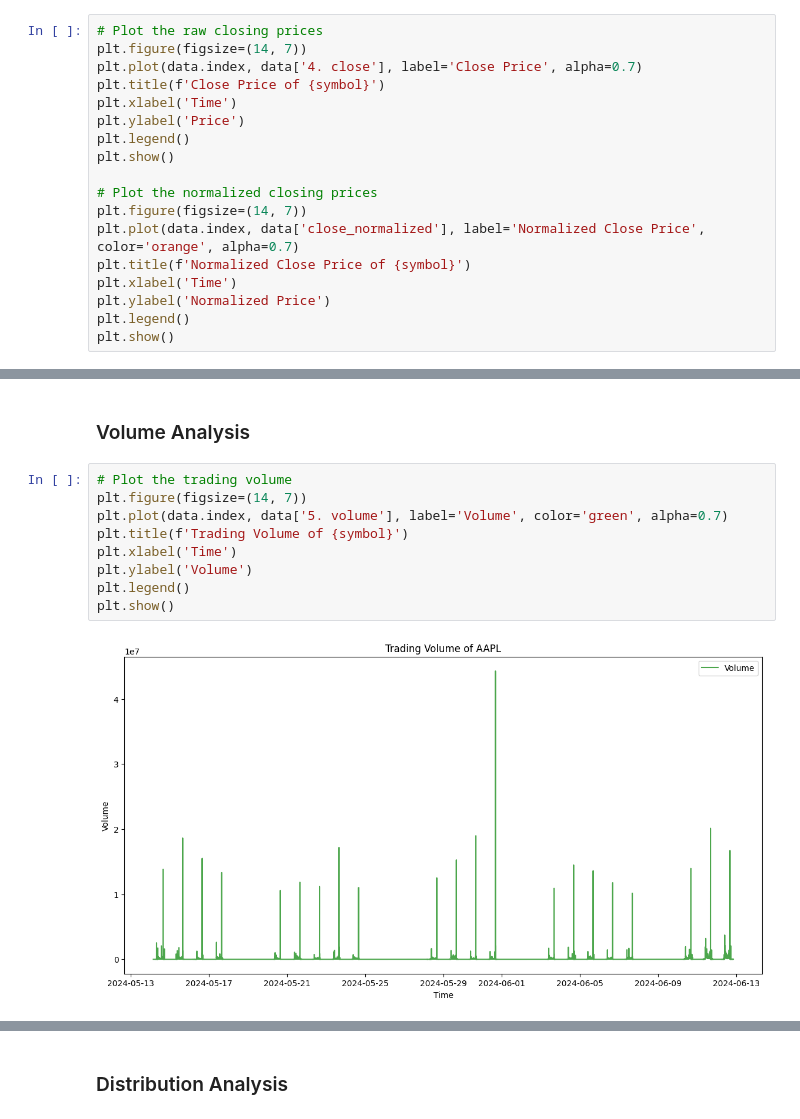
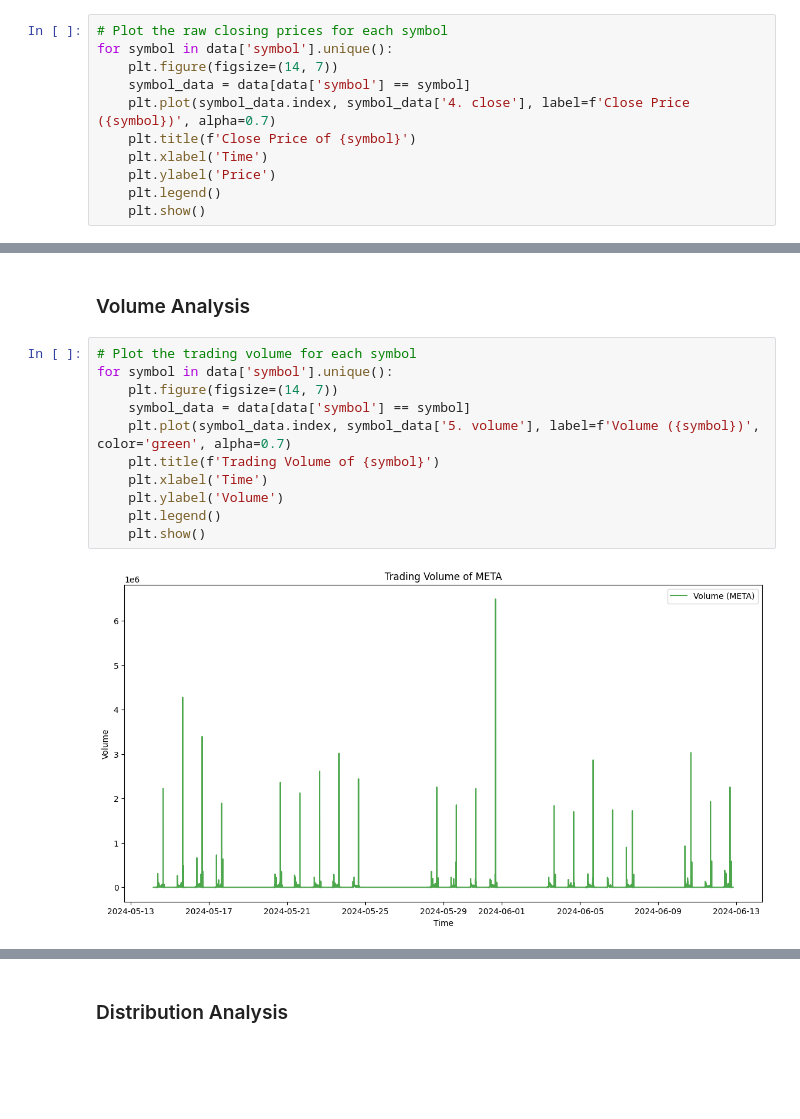
Before and after one commit to minjunnkim/hft_analysis, a Jupyter notebook: notebooks/EDA.ipynb, the cells around one changed output, grey strips where cells are left out. Cells and saved outputs as stored; diff of their text form; blank space fills up the shorter version.

```diff
--- a/notebooks/EDA.ipynb
+++ b/notebooks/EDA.ipynb
@@ -39,21 +28,14 @@ data.describe()
 # %% [markdown]
 ### Time Series Plot of Closing Prices
 # %%
-# Plot the raw closing prices
-plt.figure(figsize=(14, 7))
-plt.plot(data.index, data['4. close'], label='Close Price', alpha=0.7)
-plt.title(f'Close Price of {symbol}')
-plt.xlabel('Time')
-plt.ylabel('Price')
-plt.legend()
-plt.show()
-
-# Plot the normalized closing prices
-plt.figure(figsize=(14, 7))
-plt.plot(data.index, data['close_normalized'], label='Normalized Close Price', color='orange', alpha=0.7)
-plt.title(f'Normalized Close Price of {symbol}')
-plt.xlabel('Time')
-plt.ylabel('Normalized Price')
-plt.legend()
-plt.show()
+# Plot the raw closing prices for each symbol
+for symbol in data['symbol'].unique():
+    plt.figure(figsize=(14, 7))
+    symbol_data = data[data['symbol'] == symbol]
+    plt.plot(symbol_data.index, symbol_data['4. close'], label=f'Close Price ({symbol})', alpha=0.7)
+    plt.title(f'Close Price of {symbol}')
+    plt.xlabel('Time')
+    plt.ylabel('Price')
+    plt.legend()
+    plt.show()
 # %% [output]
@@ -62,13 +47,15 @@ plt.show()
 # %% [markdown]
 ### Volume Analysis
 # %%
-# Plot the trading volume
-plt.figure(figsize=(14, 7))
-plt.plot(data.index, data['5. volume'], label='Volume', color='green', alpha=0.7)
-plt.title(f'Trading Volume of {symbol}')
-plt.xlabel('Time')
-plt.ylabel('Volume')
-plt.legend()
-plt.show()
+# Plot the trading volume for each symbol
+for symbol in data['symbol'].unique():
+    plt.figure(figsize=(14, 7))
+    symbol_data = data[data['symbol'] == symbol]
+    plt.plot(symbol_data.index, symbol_data['5. volume'], label=f'Volume ({symbol})', color='green', alpha=0.7)
+    plt.title(f'Trading Volume of {symbol}')
+    plt.xlabel('Time')
+    plt.ylabel('Volume')
+    plt.legend()
+    plt.show()
 # %% [output]
-[figure, old version]
+[figure, new version]
```
Also changed, not shown: parts of 18 cells of this notebook, 9 other files.
